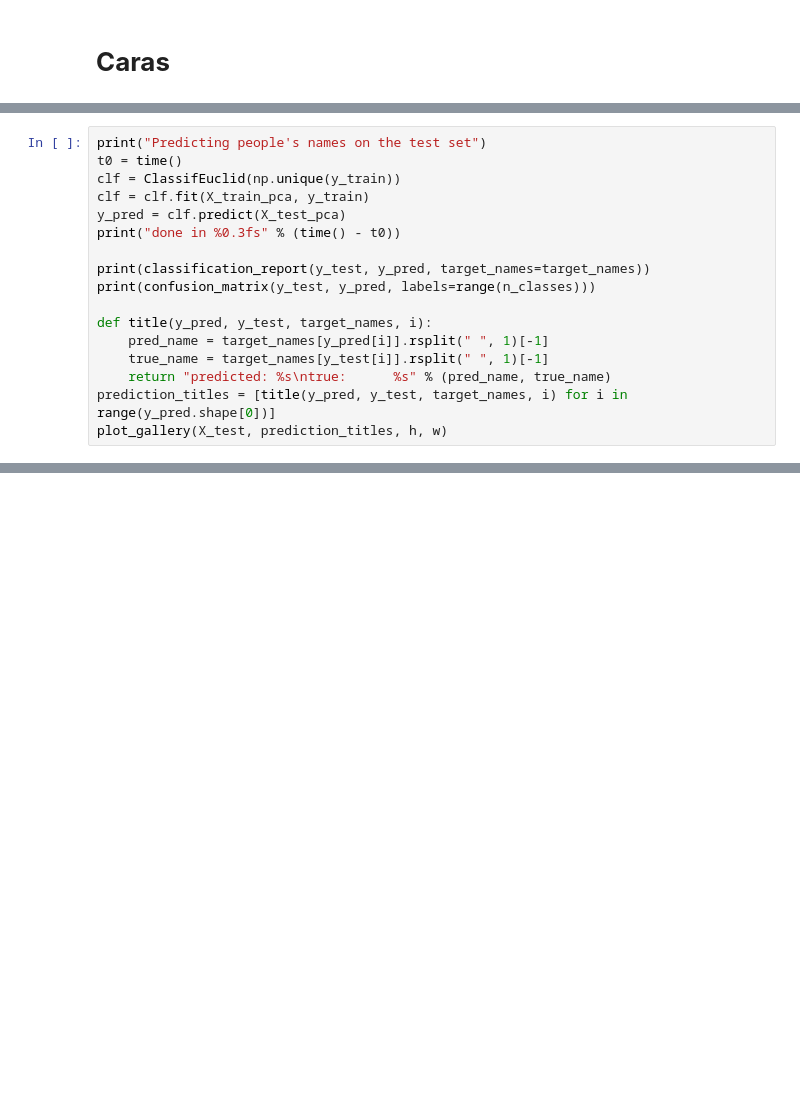
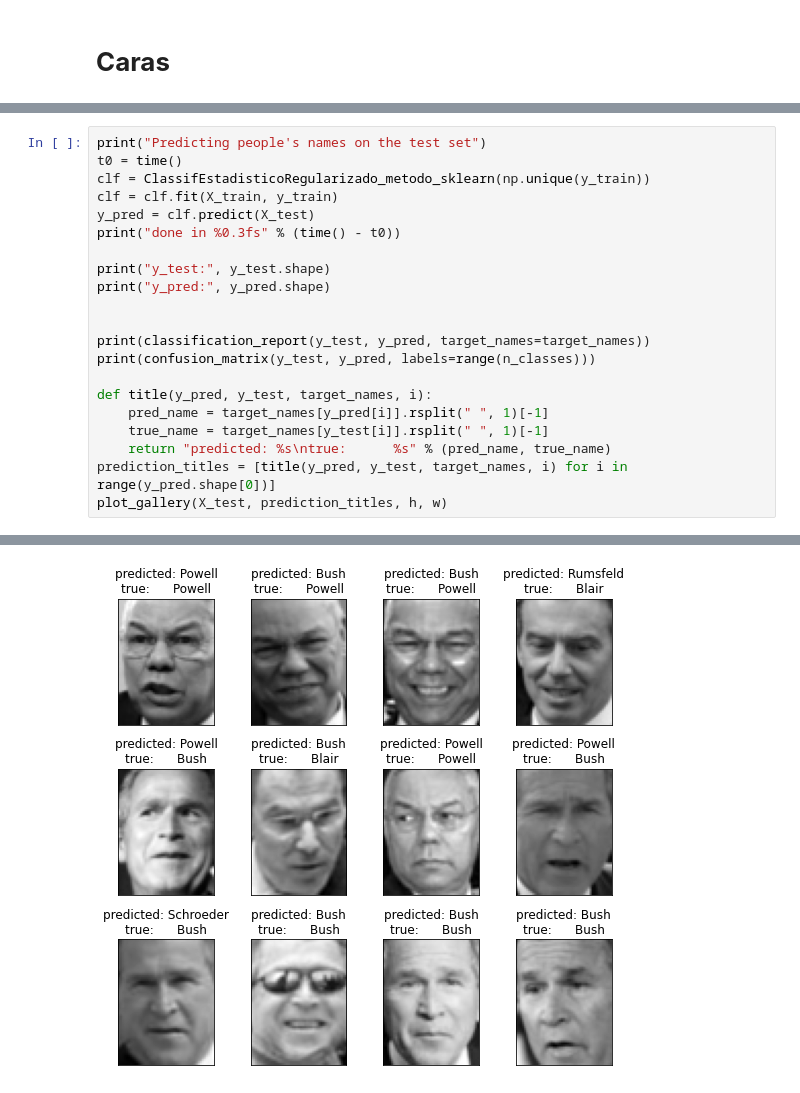
Before and after one commit to JB0linches/ReconocimientoDeFormas, a Jupyter notebook: Practica4.ipynb, the cells around one changed output, grey strips where cells are left out. Saved outputs shown, nothing was run; the diff lists cells and outputs as text; blank space fills up the shorter version.

```diff
--- a/Practica4.ipynb
+++ b/Practica4.ipynb
@@ -1231,10 +1260,14 @@ plt.show()
 # %%
 print("Predicting people's names on the test set")
 t0 = time()
-clf = ClassifEuclid(np.unique(y_train))
-clf = clf.fit(X_train_pca, y_train)
-y_pred = clf.predict(X_test_pca)
+clf = ClassifEstadisticoRegularizado_metodo_sklearn(np.unique(y_train))
+clf = clf.fit(X_train, y_train)
+y_pred = clf.predict(X_test)
 print("done in %0.3fs" % (time() - t0))
+
+print("y_test:", y_test.shape)
+print("y_pred:", y_pred.shape)
+
 
 print(classification_report(y_test, y_pred, target_names=target_names))
 print(confusion_matrix(y_test, y_pred, labels=range(n_classes)))
@@ -1245,3 +1278,4 @@ def title(y_pred, y_test, target_names, i):
     return "predicted: %s\ntrue:      %s" % (pred_name, true_name)
 prediction_titles = [title(y_pred, y_test, target_names, i) for i in range(y_pred.shape[0])]
 plot_gallery(X_test, prediction_titles, h, w)
+# %% [output]
@@ -1247,0 +1299 @@ plot_gallery(X_test, prediction_titles, h, w)
+[figure, added]
```
Also changed, not shown: parts of 18 cells of this notebook.
